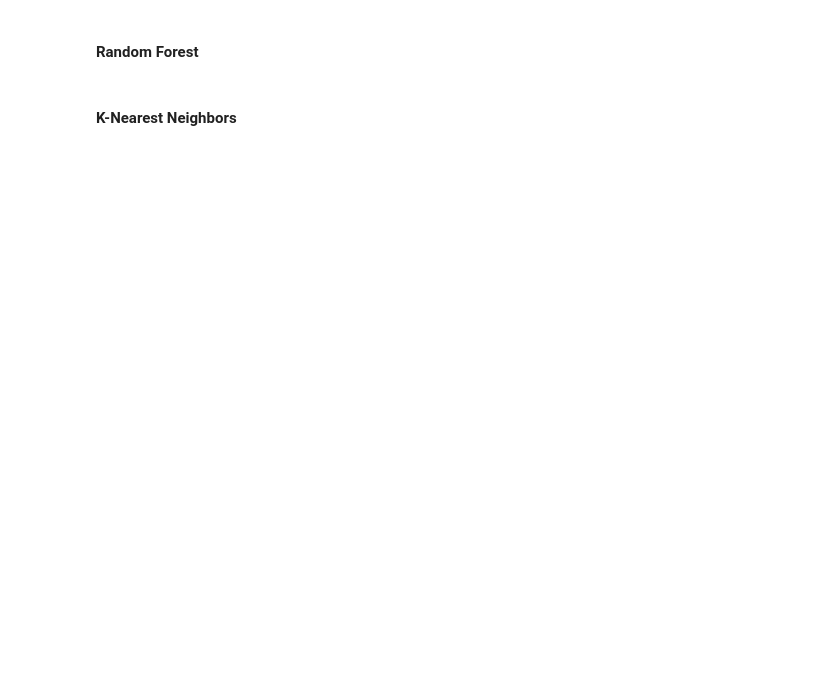
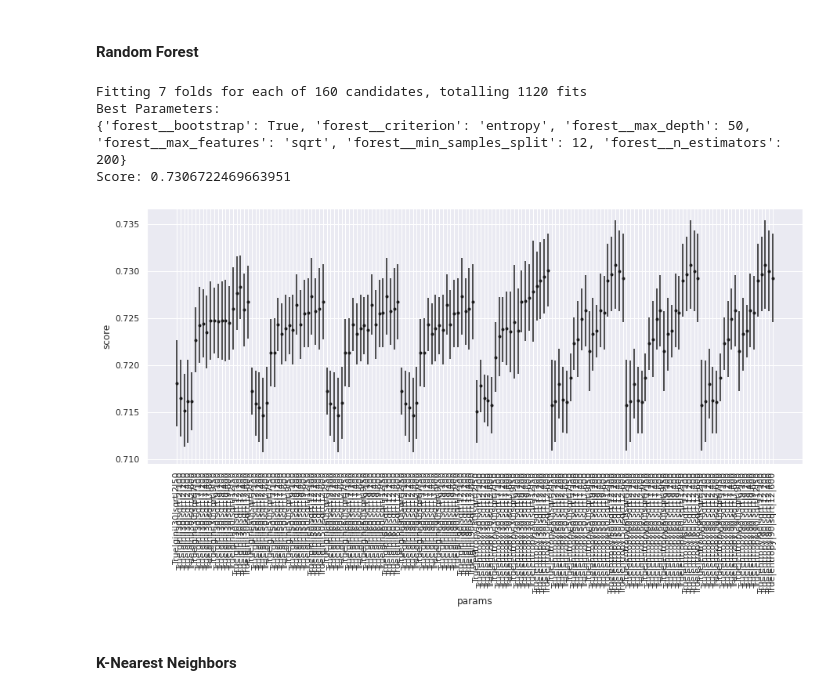
Before and after one commit to J-Singletary/RottenTomatoes-MLProject, a Jupyter notebook: FinalProjectGroup028-Wi23.ipynb, the cells around one changed output. Saved outputs shown, nothing was run; the diff lists cells and outputs as text; code cells hidden in the pictures; blank space fills up the shorter version.

```diff
--- a/FinalProjectGroup028-Wi23.ipynb
+++ b/FinalProjectGroup028-Wi23.ipynb
@@ -576,9 +555,15 @@ forest_kf_gscv = GridSearchCV(forest_pipe, forest_params_gs, cv=kf, verbose=1, s
 # %%
 forest_kf_gscv.fit(X_train, y_train)
 
 show_best(forest_kf_gscv)
 
-plot_results(forest_kf_gscv)
+plot_results(forest_kf_gscv, True)
+# %% [output]
+Fitting 7 folds for each of 160 candidates, totalling 1120 fits
+Best Parameters:
+{'forest__bootstrap': True, 'forest__criterion': 'entropy', 'forest__max_depth': 50, 'forest__max_features': 'sqrt', 'forest__min_samples_split': 12, 'forest__n_estimators': 200}
+Score: 0.7306722469663951
+[figure, added]
 # %% [markdown]
 #### K-Nearest Neighbors
 # %%
```
Also changed, not shown: parts of 47 cells of this notebook.
